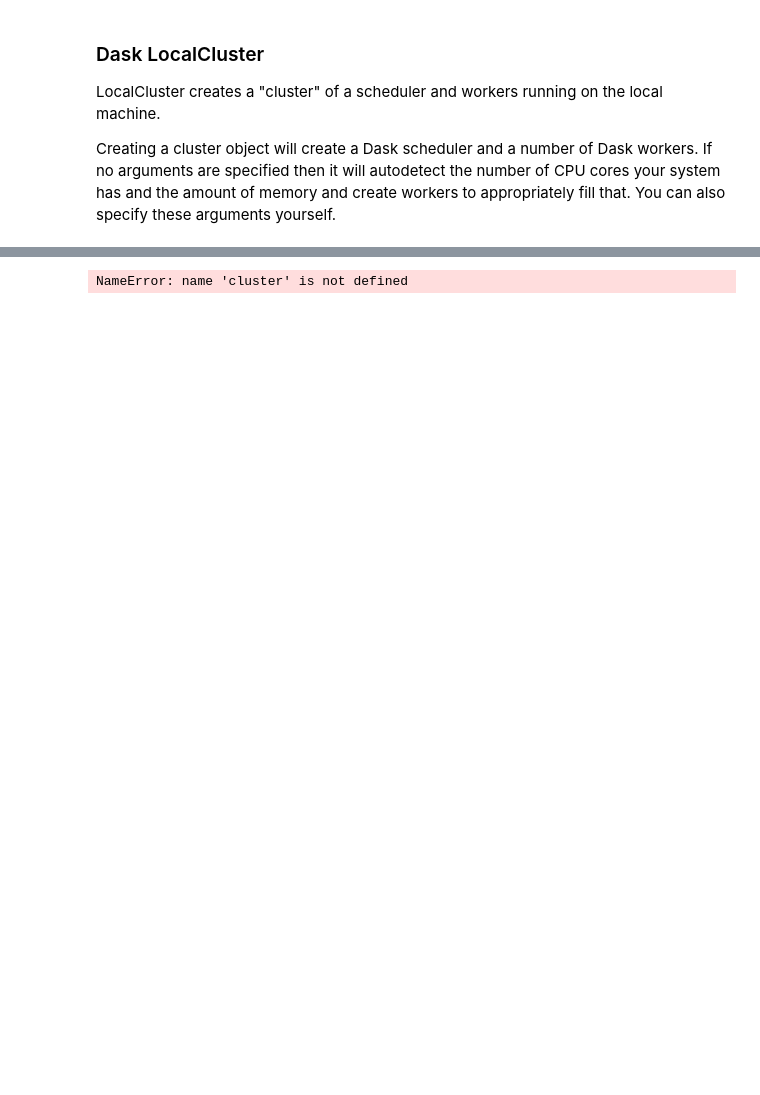
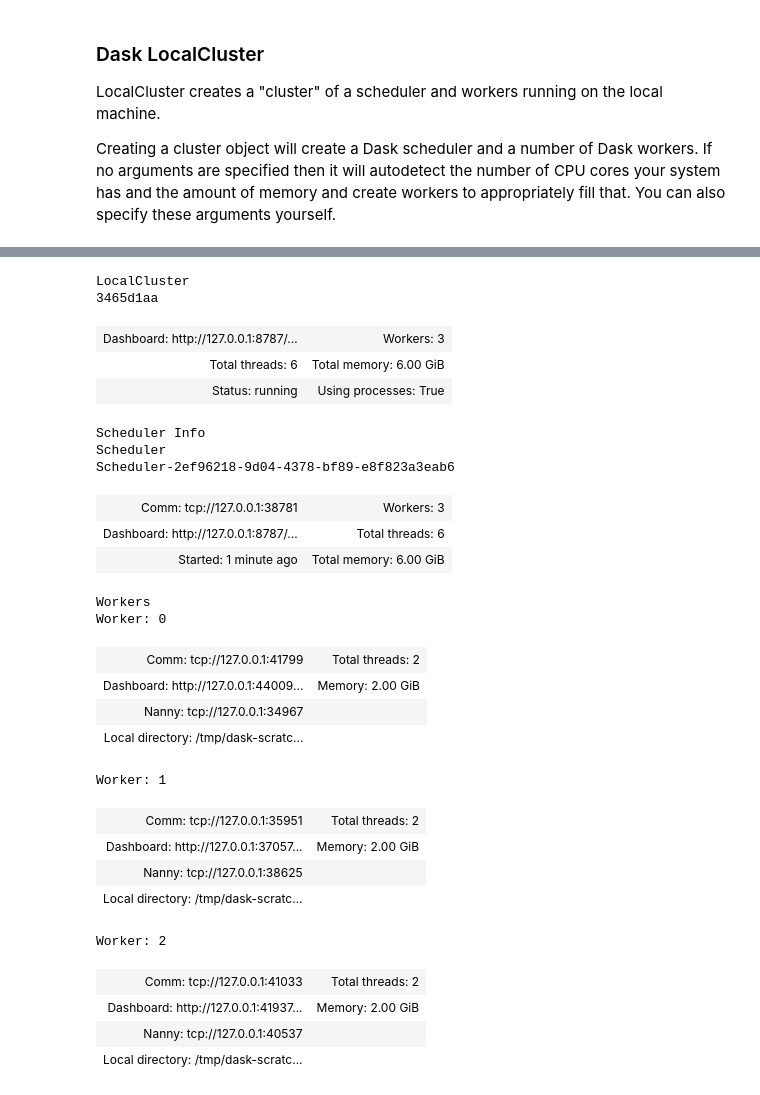
Before and after one commit to oshadura/2023-07-24, a Jupyter notebook: 1-distributed-localcluster-scheduler-intro.ipynb, the cells around one changed output, grey strips where cells are left out. Cells and saved outputs as stored; diff of their text form; code cells hidden in the pictures; blank space fills up the shorter version.

```diff
--- a/1-distributed-localcluster-scheduler-intro.ipynb
+++ b/1-distributed-localcluster-scheduler-intro.ipynb
@@ -131,8 +135,35 @@ Subclasses:
 # %%
 # Scale up to 3 workers
 cluster.scale(3)
+cluster
 # %% [output]
-NameError: name 'cluster' is not defined
+LocalCluster
+3465d1aa
+| Dashboard: http://127.0.0.1:8787/... | Workers: 3 |
+| Total threads: 6 | Total memory: 6.00 GiB |
+| Status: running | Using processes: True |
+Scheduler Info
+Scheduler
+Scheduler-2ef96218-9d04-4378-bf89-e8f823a3eab6
+| Comm: tcp://127.0.0.1:38781 | Workers: 3 |
+| Dashboard: http://127.0.0.1:8787/... | Total threads: 6 |
+| Started: 1 minute ago | Total memory: 6.00 GiB |
+Workers
+Worker: 0
+| Comm: tcp://127.0.0.1:41799 | Total threads: 2 |
+| Dashboard: http://127.0.0.1:44009... | Memory: 2.00 GiB |
+| Nanny: tcp://127.0.0.1:34967 |  |
+| Local directory: /tmp/dask-scratc... |  |
+Worker: 1
+| Comm: tcp://127.0.0.1:35951 | Total threads: 2 |
+| Dashboard: http://127.0.0.1:37057... | Memory: 2.00 GiB |
+| Nanny: tcp://127.0.0.1:38625 |  |
+| Local directory: /tmp/dask-scratc... |  |
+Worker: 2
+| Comm: tcp://127.0.0.1:41033 | Total threads: 2 |
+| Dashboard: http://127.0.0.1:41937... | Memory: 2.00 GiB |
+| Nanny: tcp://127.0.0.1:40537 |  |
+| Local directory: /tmp/dask-scratc... |  |
 # %%
 # Scale down to 2 workers
 cluster.scale(2)
```
Also changed, not shown: parts of 3 cells of this notebook.
